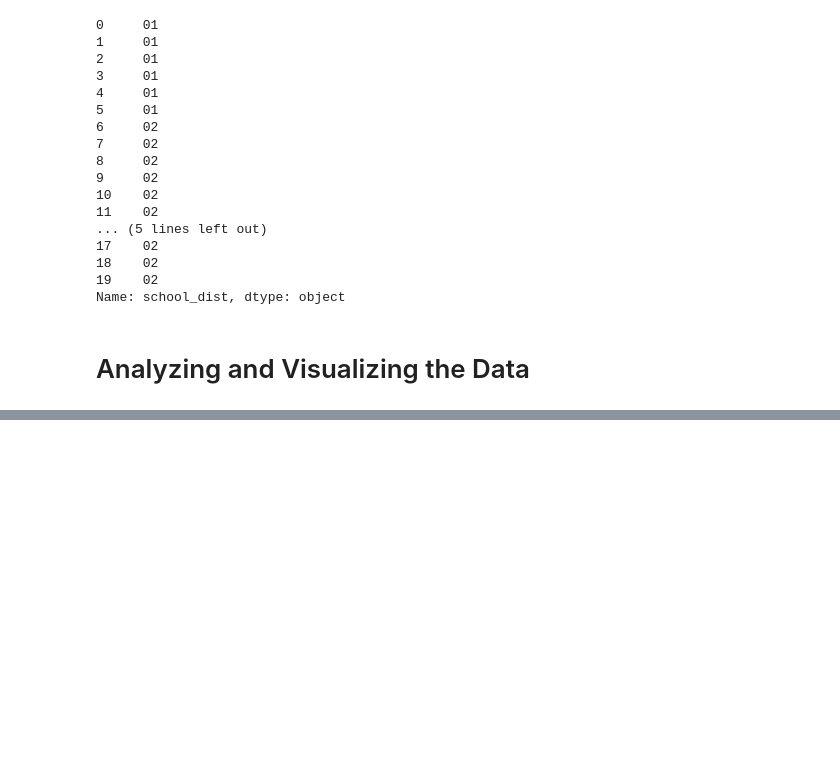
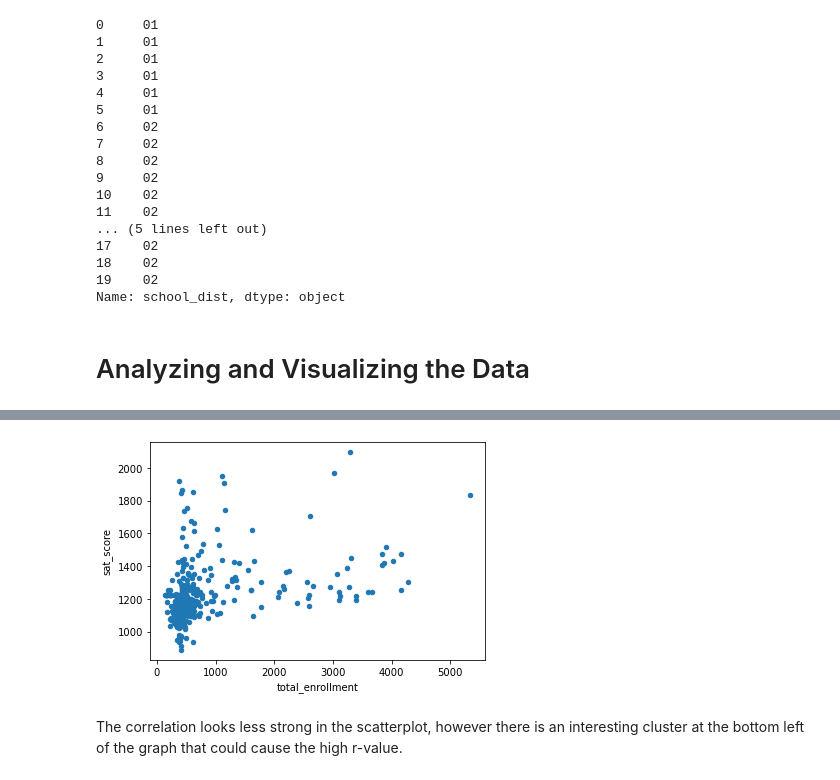
Before and after one commit to aegis301/nyc_high_school_project, a Jupyter notebook: cleaning_project.ipynb, the cells around one changed output, grey strips where cells are left out. Cells and saved outputs as stored; diff of their text form; code cells hidden in the pictures; blank space fills up the shorter version.

```diff
--- a/cleaning_project.ipynb
+++ b/cleaning_project.ipynb
@@ -842,0 +865,7 @@ Name: school_dist, dtype: object
+# %%
+combined.plot.scatter(x='total_enrollment', y='sat_score')
+plt.show()
+# %% [output]
+[figure, added]
+# %% [markdown]
+The correlation looks less strong in the scatterplot, however there is an interesting cluster at the bottom left of the graph that could cause the high r-value.
```
Also changed, not shown: parts of 17 cells of this notebook, 3 other files.
